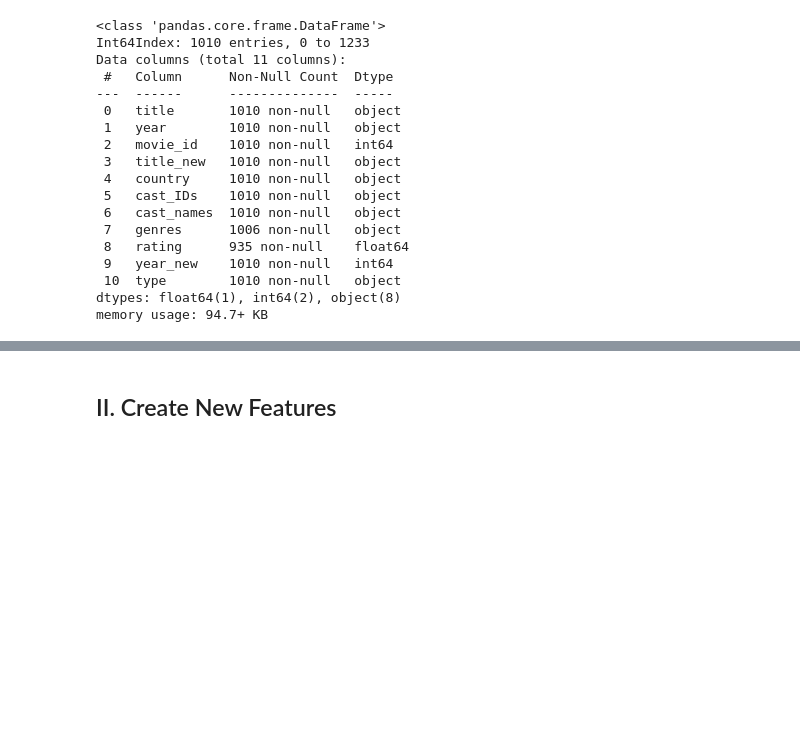
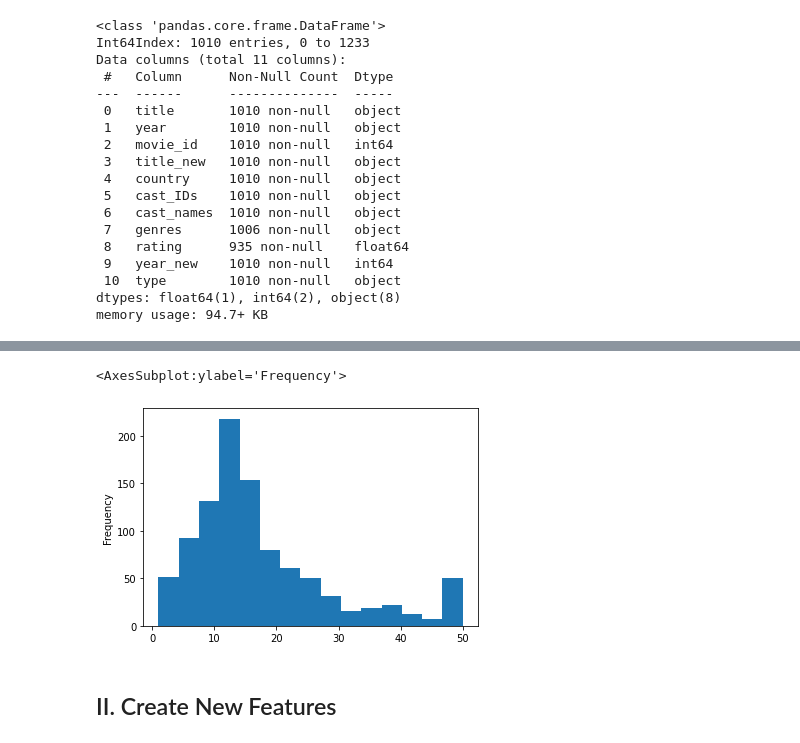
Before and after one commit to intandeay/K-Actors, a Jupyter notebook: [K-Actors] C. Recheck, Features & Execution.ipynb, the cells around one changed output, grey strips where cells are left out. Saved outputs shown, nothing was run; the diff lists cells and outputs as text; code cells hidden in the pictures; blank space fills up the shorter version.

```diff
--- a/[K-Actors] C. Recheck, Features & Execution.ipynb
+++ b/[K-Actors] C. Recheck, Features & Execution.ipynb
@@ -110,7 +110,7 @@ for idx,row in kdramas.iterrows():
     actor_names = row['cast_names'].split(',')
 
     for i in range(len(actor_ids)):
-        if actor_ids[i] not in actorFeatures:
+        if i < 10 and actor_ids[i] not in actorFeatures:
             actorFeatures[actor_ids[i]] = actor_names[i]
 
 actorFeatures = pd.DataFrame.from_dict(actorFeatures, orient='index').reset_index()
@@ -145,7 +145,7 @@ cols = ['movie_id', 'title_new', 'cast_IDs', 'cast_names', 'genres', 'rating', '
 kdramas = kdramas[cols]
 kdramas.columns=['movie_id', 'title', 'cast_IDs', 'cast_names', 'genres', 'rating','year']
 # getting rid of duplicates
-# kdramas = kdramas.drop_duplicates(subset = 'movie_id')
+kdramas = kdramas.drop_duplicates(subset = 'movie_id')
 # %%
 kdramas.head()
 # %% [output]
@@ -162,3 +171,10 @@ kdramas.shape
+# %%
+kdramas['num_cast'] = kdramas['cast_IDs'].apply(lambda z: len(z.split(',')))
+# %%
+kdramas['num_cast'].plot(kind='hist', bins = 15)
+# %% [output]
+<AxesSubplot:ylabel='Frequency'>
+[figure, added]
 # %% [markdown]
 ## II. Create New Features
 # %%
```
Also changed, not shown: parts of 14 cells of this notebook.
